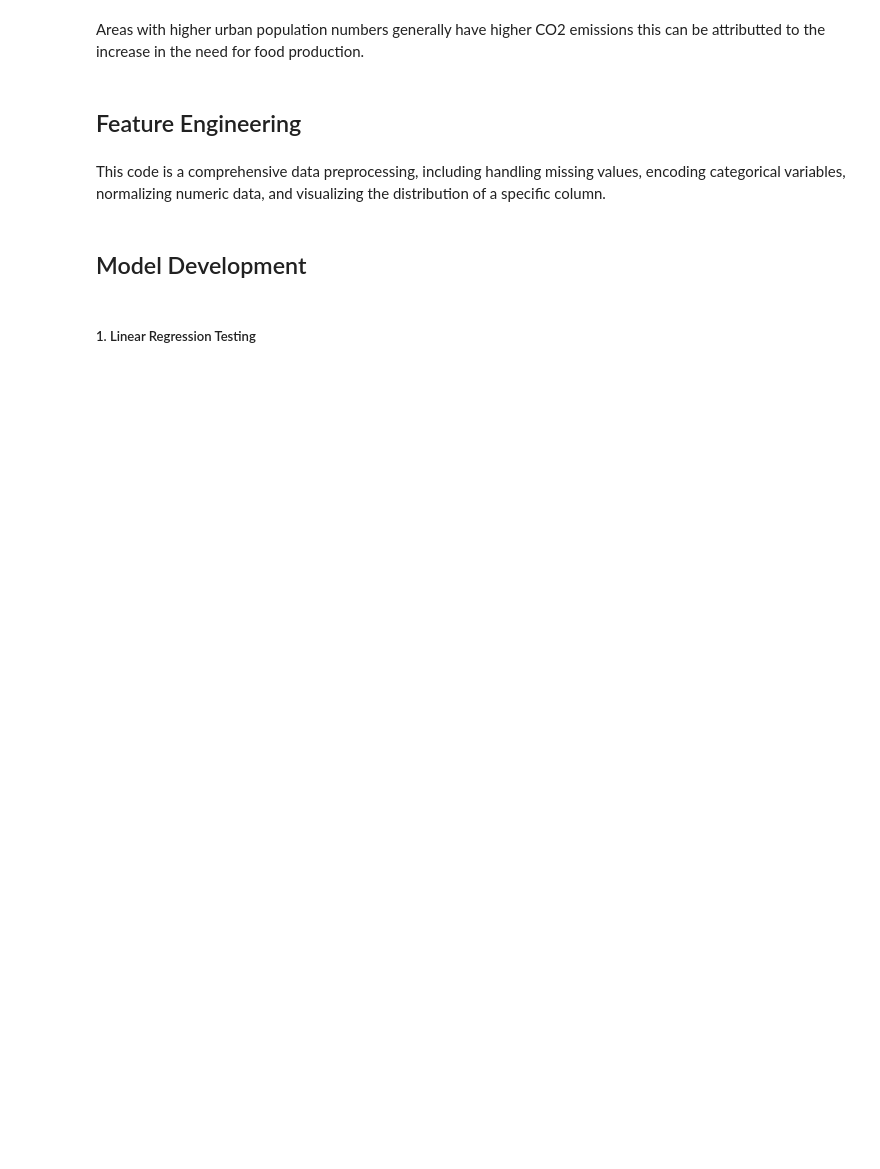
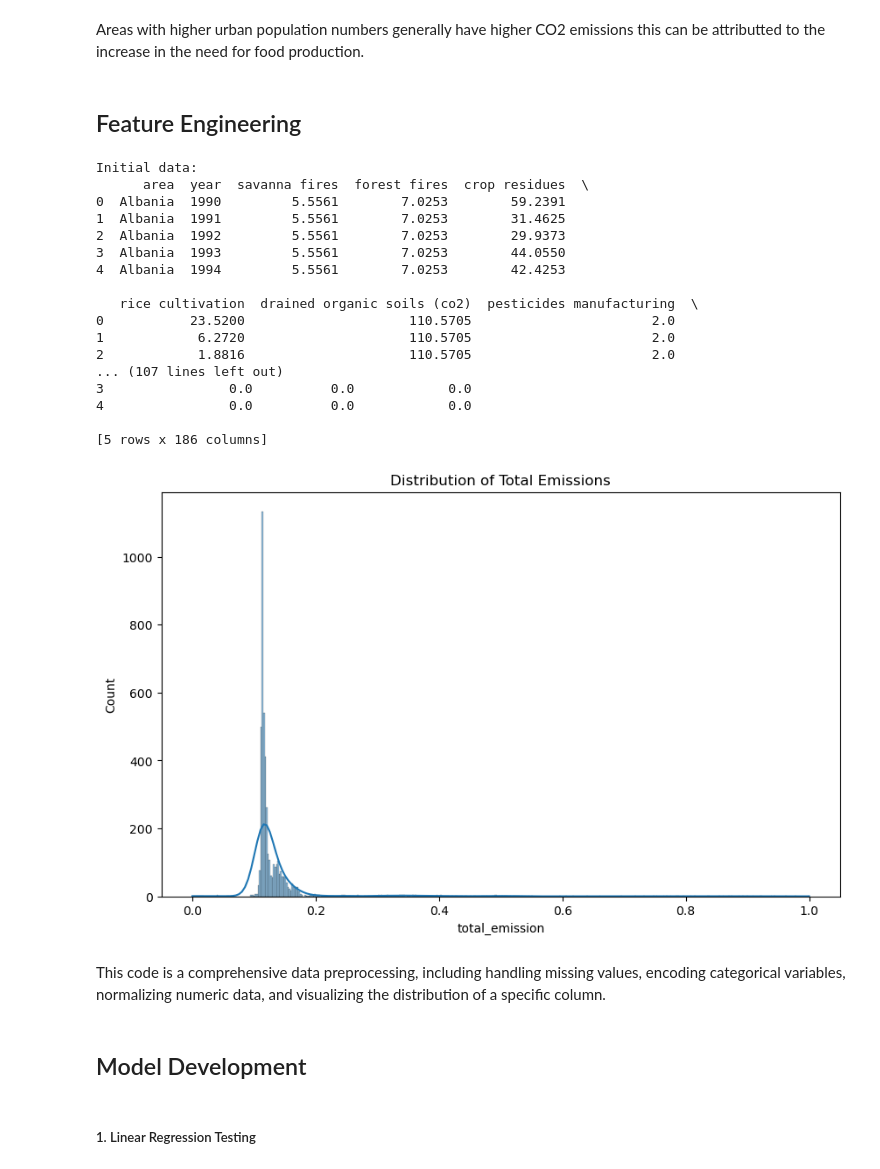
Before and after one commit to katekhuthie/ExploreAI-Regression-Final-Group-Project, a Jupyter notebook: Regression_Group_Project2 Final Submission.ipynb, the cells around one changed output. Drawn from its saved outputs; the diff is of its cells as text; code cells hidden in the pictures; blank space fills up the shorter version.

```diff
--- a/Regression_Group_Project2 Final Submission.ipynb
+++ b/Regression_Group_Project2 Final Submission.ipynb
@@ -275,42 +470,63 @@ Areas with higher urban population numbers generally have higher CO2 emissions t
 # %% [markdown]
 ## Feature Engineering
 # %%
+from sklearn.preprocessing import OneHotEncoder
+
 # Load the dataset
 df = pd.read_csv('cleaned_co2_emissions.csv')
 
 # Display the initial data
 print("Initial data:")
 print(df.head())
 
 # Check for missing values
 print("\nMissing values:")
 print(df.isnull().sum())
 
 # Fill missing values with the mean of the numeric columns
 df.fillna(df.mean(numeric_only=True), inplace=True)
 
 # One-hot encode the 'Area' column
 encoder = OneHotEncoder(sparse_output=False)
-area_encoded = encoder.fit_transform(df[['Area']])
-area_encoded_df = pd.DataFrame(area_encoded, columns=encoder.get_feature_names_out(['Area']))
+area_encoded = encoder.fit_transform(df[['area']])
+area_encoded_df = pd.DataFrame(area_encoded, columns=encoder.get_feature_names_out(['area']))
 
 # Combine the encoded 'Area' column with the rest of the dataframe
-df = pd.concat([df.drop('Area', axis=1), area_encoded_df], axis=1)
+df = pd.concat([df.drop('area', axis=1), area_encoded_df], axis=1)
 
 # Normalize the numeric columns
 numeric_columns = df.select_dtypes(include=['float64', 'int64']).columns
 scaler = MinMaxScaler()
 df[numeric_columns] = scaler.fit_transform(df[numeric_columns])
 
 # Display the first few rows of the normalized dataframe
 print("\nNormalized data:")
 print(df.head())
 
 # Histogram
 plt.figure(figsize=(10, 6))
 sns.histplot(df['total_emission'], kde=True)
 plt.title('Distribution of Total Emissions')
 plt.show()
+# %% [output]
+Initial data:
+      area  year  savanna fires  forest fires  crop residues  \
+0  Albania  1990         5.5561        7.0253        59.2391
+1  Albania  1991         5.5561        7.0253        31.4625
+2  Albania  1992         5.5561        7.0253        29.9373
+3  Albania  1993         5.5561        7.0253        44.0550
+4  Albania  1994         5.5561        7.0253        42.4253
+
+   rice cultivation  drained organic soils (co2)  pesticides manufacturing  \
+0           23.5200                     110.5705                       2.0
+1            6.2720                     110.5705                       2.0
+2            1.8816                     110.5705                       2.0
+... (107 lines left out)
+3                0.0          0.0            0.0
+4                0.0          0.0            0.0
+
+[5 rows x 186 columns]
+[figure, added]
 # %% [markdown]
 This code is a comprehensive data preprocessing, including handling missing values, encoding categorical variables, normalizing numeric data, and visualizing the distribution of a specific column.
 # %% [markdown]
```
Also changed, not shown: parts of 30 cells of this notebook, 2 other files.
